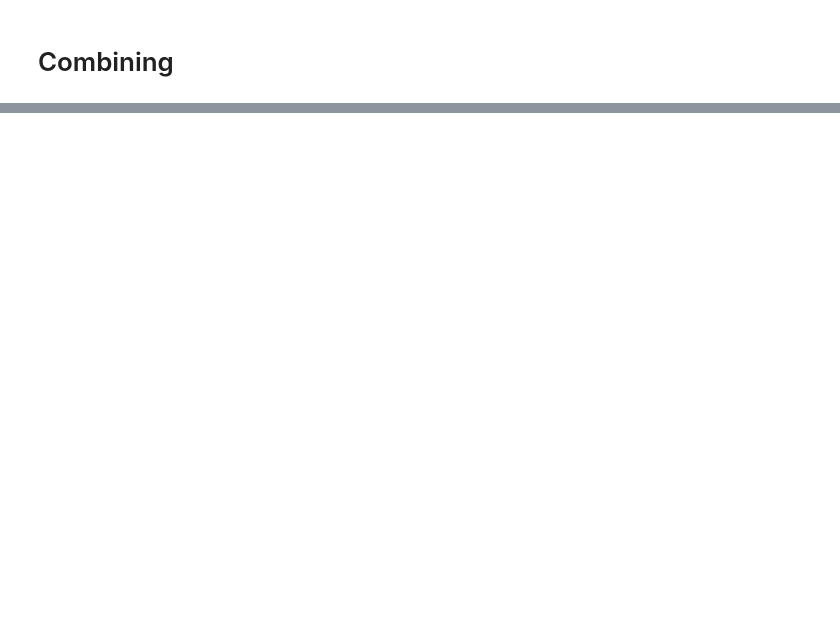
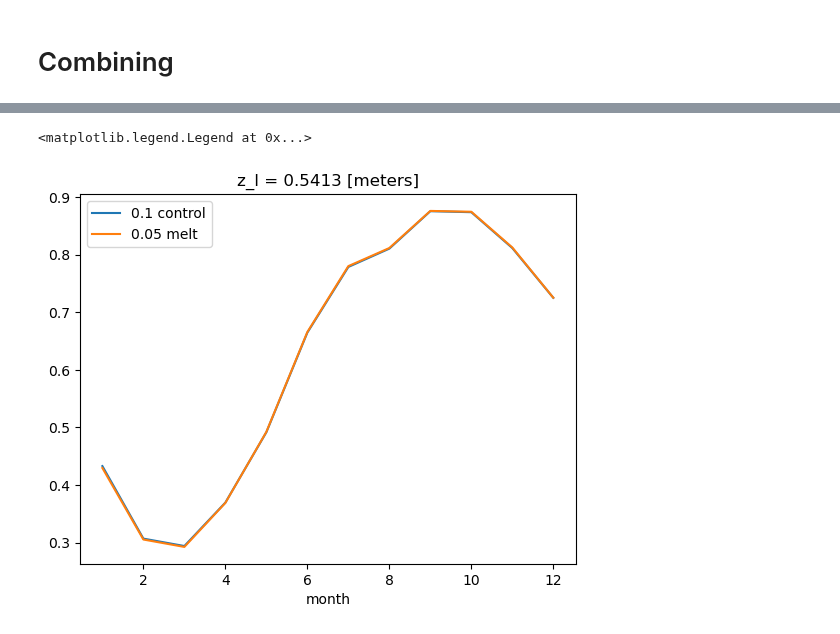
Before and after one commit to adele-morrison/panan-meltwater, a Jupyter notebook: notebooks/sea_ice_analysis/SeaIce_Thickness_PanAns.ipynb, the cells around one changed output, grey strips where cells are left out. Cells and saved outputs as stored; diff of their text form; code cells hidden in the pictures; blank space fills up the shorter version.

```diff
--- a/notebooks/sea_ice_analysis/SeaIce_Thickness_PanAns.ipynb
+++ b/notebooks/sea_ice_analysis/SeaIce_Thickness_PanAns.ipynb
@@ -280,0 +210,7 @@ fig.savefig("/g/data/g40/kc5856/thesis_figures/resolution_seaicethickness_combin
+# %%
+data_1_C.plot(label='0.1 control')
+data_1_M.plot(label='0.05 melt')
+plt.legend()
+# %% [output]
+<matplotlib.legend.Legend at 0x...>
+[figure, added]
```
Also changed, not shown: parts of 15 cells of this notebook, 18 other files.
